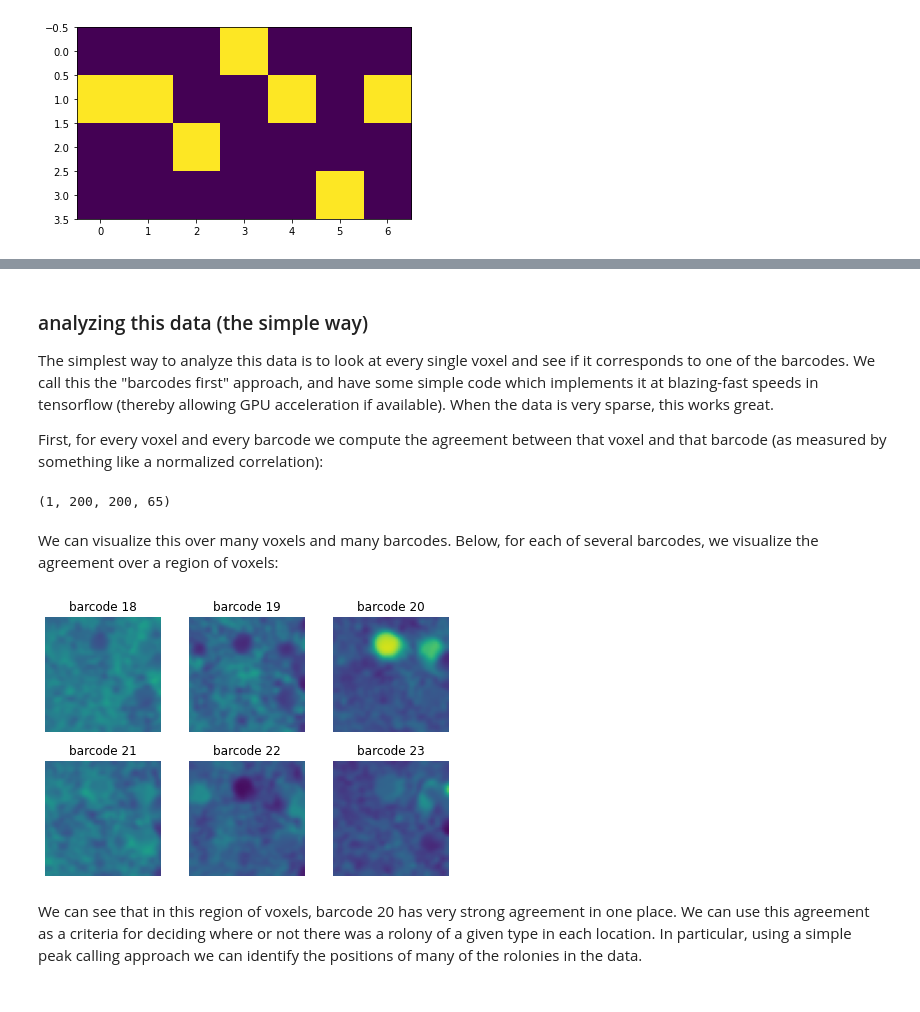
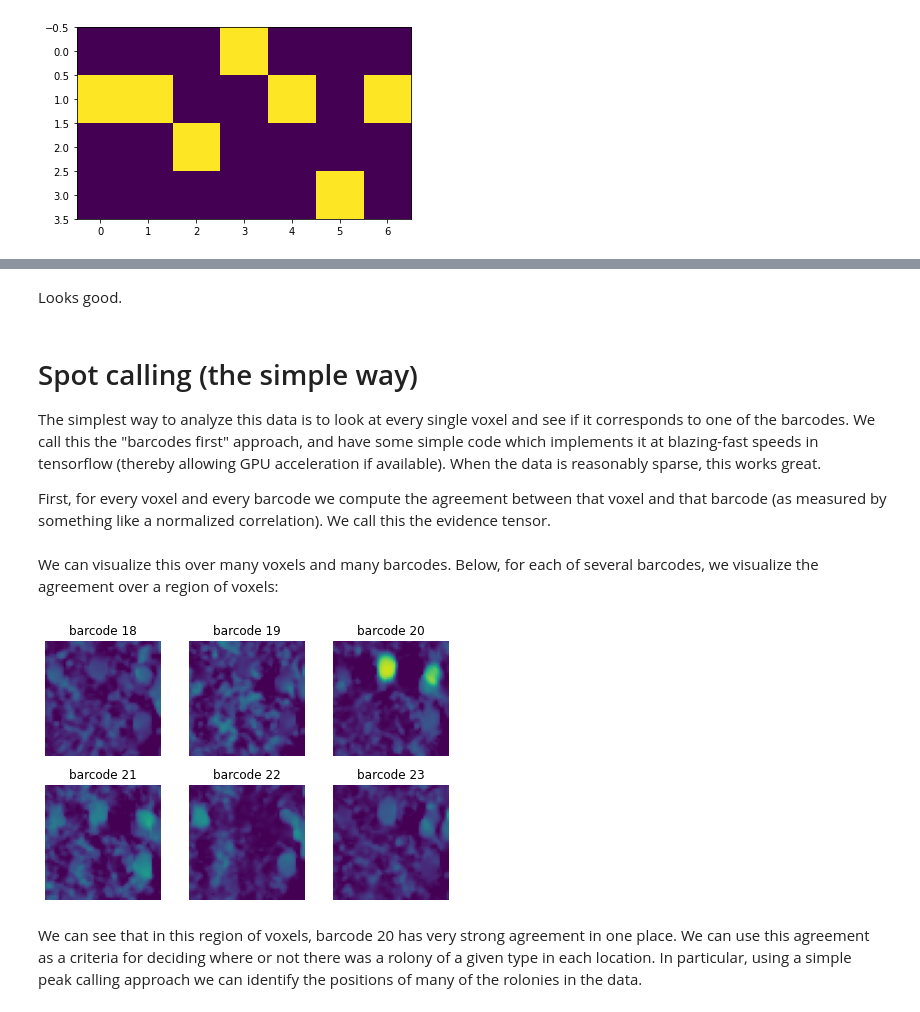
Before and after one commit to jacksonloper/bardensr, a Jupyter notebook: examples/basics.ipynb, the cells around one changed output, grey strips where cells are left out. Cells and saved outputs as stored; diff of their text form; code cells hidden in the pictures.

```diff
--- a/examples/basics.ipynb
+++ b/examples/basics.ipynb
@@ -108,0 +263,14 @@ rolonies which show up in channels 1120131 correspond to barcode 20
+# %%
+# correct registration  (the first time you run this it make take a little while; tensorflow has to compile
+# the codes)
+corrections=bardensr.registration.find_translations_using_model(Xnorm,codeflat,use_tqdm_notebook=True)
+# %%
+# compare ground-truth translations with learned ones; we do a good job.
+# they're off by a constant (but note that we are only trying to estimate
+# the relative translations, so this doesn't matter.
+with bardensr.plotting.AnimAcross() as a:
+    for i in range(3):
+        a(f'm{0} translations')
+        plt.scatter(-bench.translations.reshape((28,3))[:,i],corrections[:,i])
+        plt.xlabel("ground truth")
+        plt.ylabel("estiamted")
@@ -108,0 +279,3 @@ rolonies which show up in channels 1120131 correspond to barcode 20
+# %%
+# apply translations
+Xnorm_registered,newt=bardensr.registration.apply_translations(Xnorm,corrections)
@@ -109,24 +288,34 @@ rolonies which show up in channels 1120131 correspond to barcode 20
+# %% [markdown]
+Looks good.
 # %% [markdown]
-### analyzing this data (the simple way)
+# Spot calling (the simple way)
 
-The simplest way to analyze this data is to look at every single voxel and see if it corresponds to one of the barcodes.  We call this the "barcodes first" approach, and have some simple code which implements it at blazing-fast speeds in tensorflow (thereby allowing GPU acceleration if available).  When the data is very sparse, this works great.
+The simplest way to analyze this data is to look at every single voxel and see if it corresponds to one of the barcodes.  We call this the "barcodes first" approach, and have some simple code which implements it at blazing-fast speeds in tensorflow (thereby allowing GPU acceleration if available).  When the data is reasonably sparse, this works great.
 
-First, for every voxel and every barcode we compute the agreement between that voxel and that barcode (as measured by something like a normalized correlation):
+First, for every voxel and every barcode we compute the agreement between that voxel and that barcode (as measured by something like a normalized correlation).  We call this the evidence tensor.
-# %%
-densities=bardensr.barcodesfirst.build_density(bench.X,bench.codebook)
-print(densities.shape) # <-- size-of-data x J
-# %% [output]
-(1, 200, 200, 65)
+# %%
+# preprocess
+bench=bardensr.load_example('ab701a5a-2dc3-11eb-9890-0242ac110002')
+R,C,J=bench.codebook.shape
+F=R*C
+Xflat = bench.X.reshape((R*C,)+bench.X.shape[-3:])
+codeflat = bench.codebook.reshape((28,-1))
+Xnorm = bardensr.preprocessing.minmax(Xflat)
+Xnorm = bardensr.preprocessing.background_subtraction(Xnorm,[0,10,10])
+Xnorm = bardensr.preprocessing.minmax(Xnorm)
+
+
+evidence_tensor=bardensr.spot_calling.estimate_density_singleshot(Xnorm,codeflat,noisefloor=.05)
 # %% [markdown]
 We can visualize this over many voxels and many barcodes.  Below, for each of several barcodes, we visualize the agreement over a region of voxels:
 # %%
 with bardensr.plotting.AnimAcross(sz=2) as a:
     for j in [18,19,20,21,22,23]:
         a(f'barcode {j}')
-        plt.imshow(densities[0,25:75,25:75,j],vmin=0,vmax=1)
+        plt.imshow(evidence_tensor[0,25:75,25:75,j],vmin=0,vmax=1)
         plt.axis('off')
 # %% [output]
-[figure, old version]
+[figure, new version]
 # %% [markdown]
 We can see that in this region of voxels, barcode 20 has very strong agreement in one place.  We can use this agreement as a criteria for deciding where or not there was a rolony of a given type in each location.  In particular, using a simple peak calling approach we can identify the positions of many of the rolonies in the data.
 # %%
```
Also changed, not shown: parts of 63 cells of this notebook, 17 other files.
